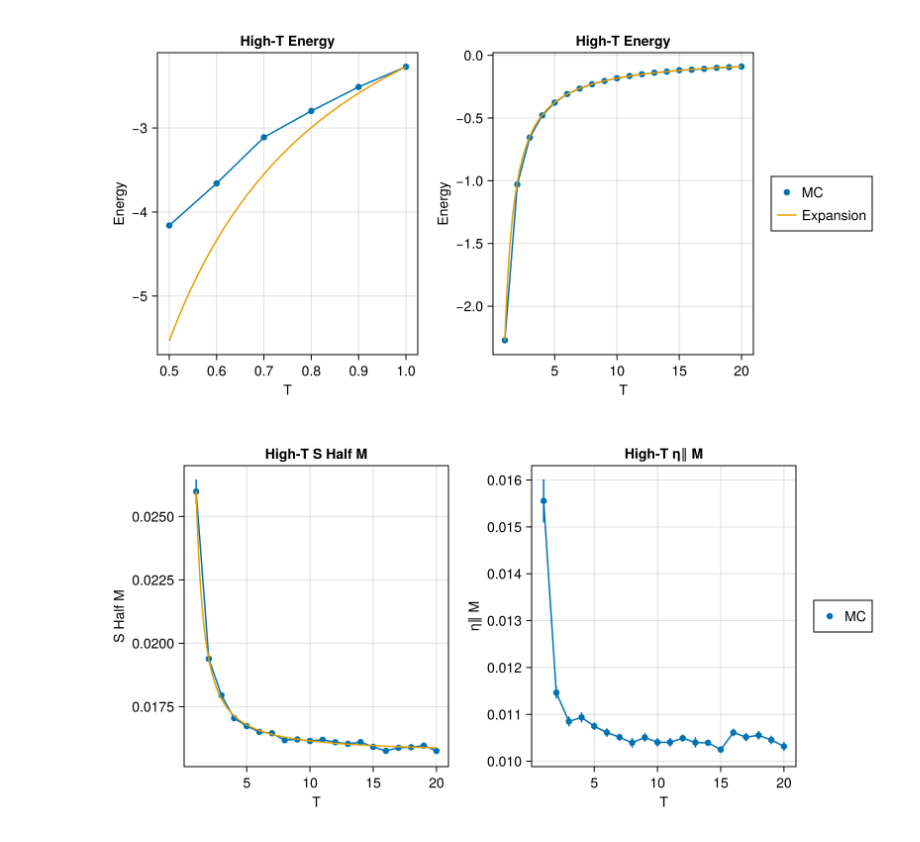
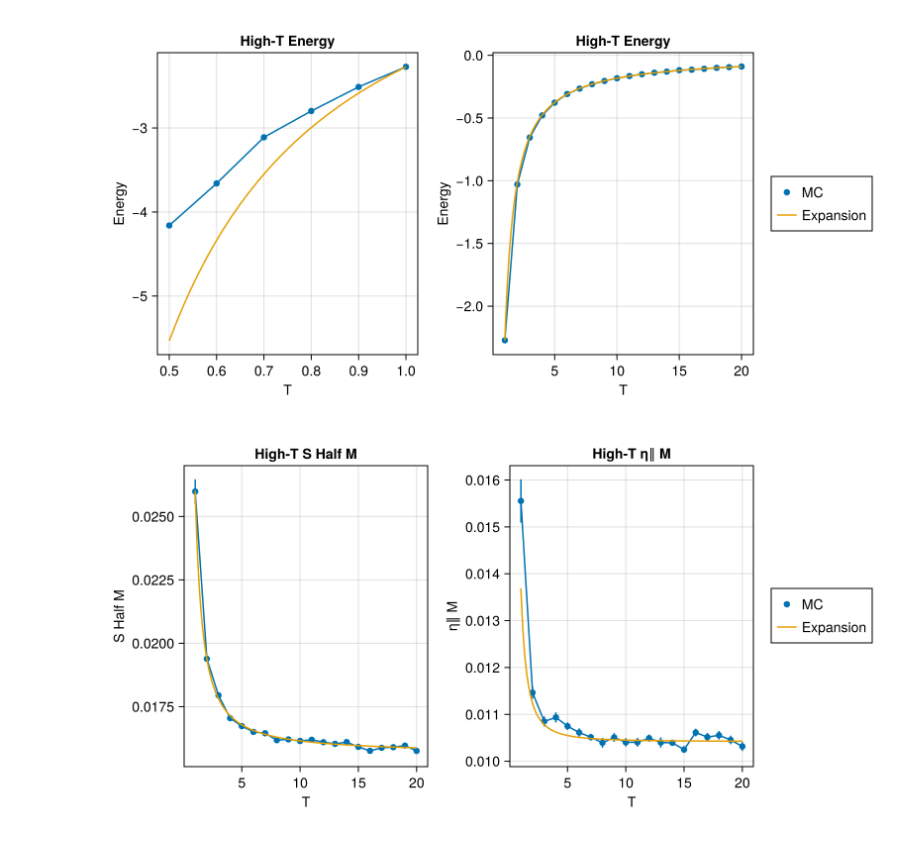
Before and after one commit to PatXue/WignerMolecule.jl, a Jupyter notebook: high-temp/plotting.ipynb, the cells around one changed output. Drawn from its saved outputs; the diff is of its cells as text; code cells hidden in the pictures.

Commit message:
Plot eta expansion

```diff
--- a/high-temp/plotting.ipynb
+++ b/high-temp/plotting.ipynb
@@ -119,13 +119,14 @@ fig
 # %%
 fig = Figure(size=(800,400))
 fig[1,1] = ax1 = Axis(fig, title="High-T S Half M", xlabel="T", ylabel="S Half M")
 generate_plot!(ax1, :T, :sk_corr_half_M, results.data[results.data.T .>= 1,:])
 lines!(ax1, 1..20, getexpansion("stripe", 2, "s"))
 fig[1,2] = ax2 = Axis(fig, title="High-T η∥ M", xlabel="T", ylabel="η∥ M")
 generate_plot!(ax2, :T, :ηk_corr_M, results.data[results.data.T .>= 1,:], label="MC") do ηk
     real.(getindex.(ηk, 1, 1) + getindex.(ηk, 2, 2))
 end
+lines!(ax2, 1..20, getexpansion("stripe", 2, "η"), label="Expansion")
 Legend(fig[1,3], ax2)
 fig
 # %% [output]
-[figure, old version]
+[figure, new version]
```
